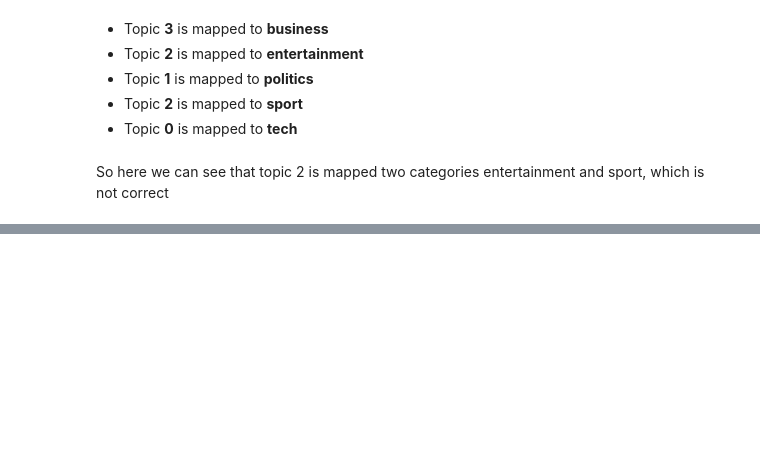
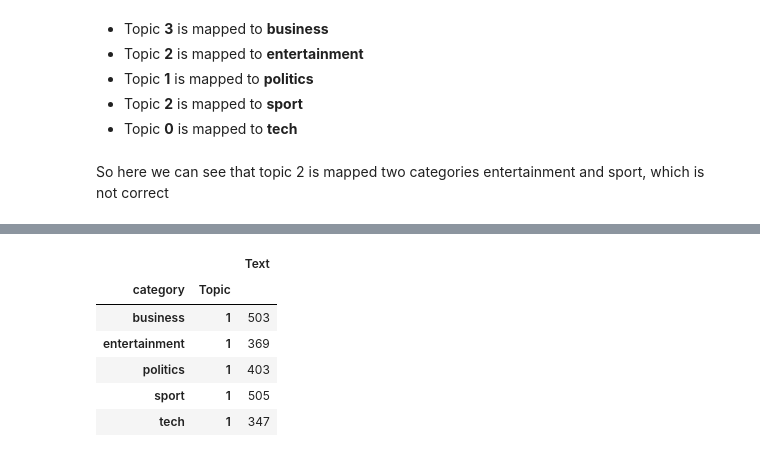
Before and after one commit to Ryansh12/Topic-Modeling-on-News-Articles, a Jupyter notebook: Topic_Modeling_on_News_Articles.ipynb, the cells around one changed output, grey strips where cells are left out. Cells and saved outputs as stored; diff of their text form; code cells hidden in the pictures; blank space fills up the shorter version.

```diff
--- a/Topic_Modeling_on_News_Articles.ipynb
+++ b/Topic_Modeling_on_News_Articles.ipynb
@@ -568,0 +678,10 @@ So here we can see that topic 2 is mapped two categories entertainment and sport
+# %%
+data.groupby(['category', 'Topic']).count()
+# %% [output]
+|  |  | Text |
+| category | Topic |  |
+| business | 1 | 503 |
+| entertainment | 1 | 369 |
+| politics | 1 | 403 |
+| sport | 1 | 505 |
+| tech | 1 | 347 |
```
Also changed, not shown: parts of 11 cells of this notebook.
